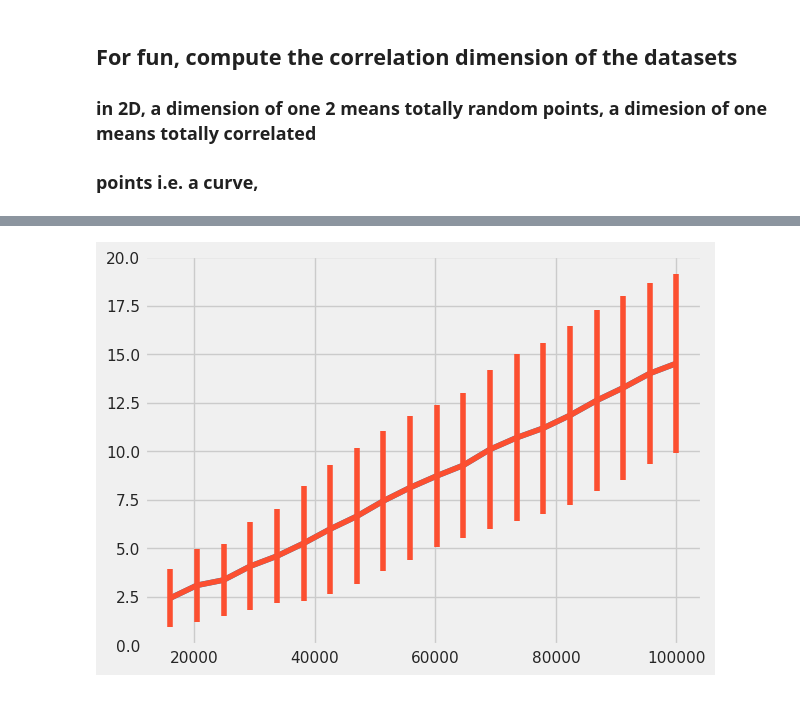
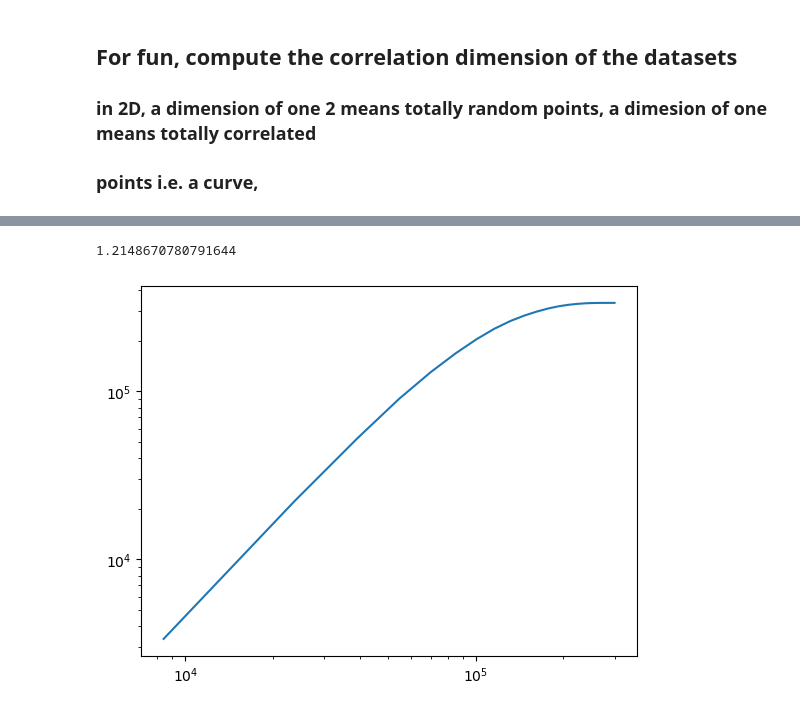
Before and after one commit to Presigny/fake_world, a Jupyter notebook: notebooks/2pcf.ipynb, the cells around one changed output, grey strips where cells are left out. Drawn from its saved outputs; the diff is of its cells as text; code cells hidden in the pictures.

Commit message:
building the geenralized 2pcf including range of population (not finished)

```diff
--- a/notebooks/2pcf.ipynb
+++ b/notebooks/2pcf.ipynb
@@ -372,6 +372,9 @@ array([ 4,  9,  7, 12,  8])
 ### points i.e. a curve,
 # %%
 from scipy.spatial import distance
+# %%
+gdf_projected_random= mtpc.generate_random_point(gdf_edge,len(gdf_city),crs,check_gpd=True)
+coord = gdf_projected_random.get_coordinates() # Coordinates of the points in dataset
 # %%
-distance_data = distance.cdist(coord,coord).astype(np.int32)
+distance_data = distance.pdist(coord).astype(np.int32)
 # %%
@@ -382,4 +385,5 @@ np.max(distance_data[20])
 #coord_random = gdf_projected_random.get_coordinates().to_numpy()
 #distance_data = distance.cdist(coord_random,coord_random).astype(np.int32)
 # %%
-distance_data
+r_min = np.percentile(distance_data, 1)
+r_max = np.percentile(distance_data, 40)
@@ -394,12 +398,9 @@ array([[     0,   4270,  14200, ..., 259139, 392752, 124091],
 # %%
 rmin=mtpc.compute_rmin(gdf_projected)
-N= np.linspace(rmin,1e5,20)
+N= np.linspace(r_min,rmax,20)
 correlation_dimension = []
 std_corr_dim = []
 N_square = len(gdf_projected)*len(gdf_projected)
+correlation_at_n = []
 for n in N:
-    correlation_at_n = []
-    for i in range(len(distance_data)):
-        correlation_at_n.append(len(np.where( distance_data[i] < n)[0]))
-    correlation_dimension.append(np.mean(correlation_at_n))
-    std_corr_dim.append(np.std(correlation_at_n))
+    correlation_at_n.append(len(np.where(distance_data < n)[0]))
@@ -406,9 +434,15 @@ for n in N:
+# %%
+D2
+# %% [output]
+1.2148670780791644
 # %%
-plt.plot(N,correlation_dimension)
-plt.errorbar(N,correlation_dimension,yerr=std_corr_dim)
+plt.plot(N,correlation_at_n)
+plt.yscale("log")
+plt.xscale("log")
+#plt.errorbar(N,correlation_dimension,yerr=std_corr_dim)
 plt.show()
 # %% [output]
-[figure, old version]
+[figure, new version]
 # %%
 def power_law(r, gamma,r0):
      model = r0*(r)**(gamma)
```
Also changed, not shown: parts of 11 cells of this notebook, 4 other files.
